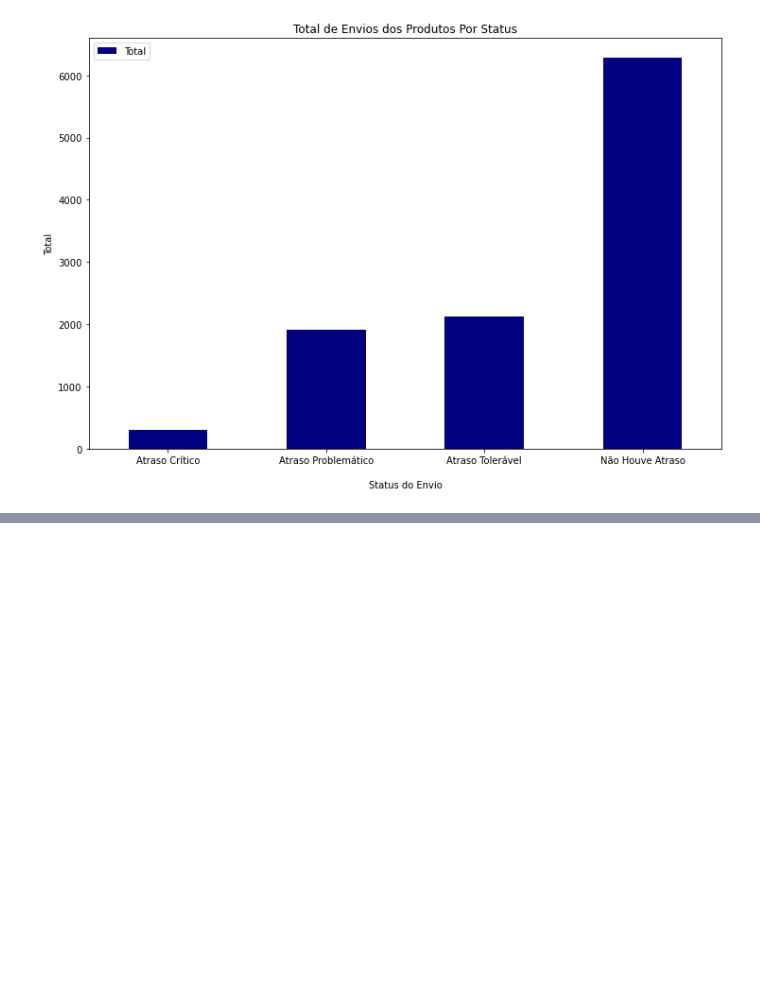
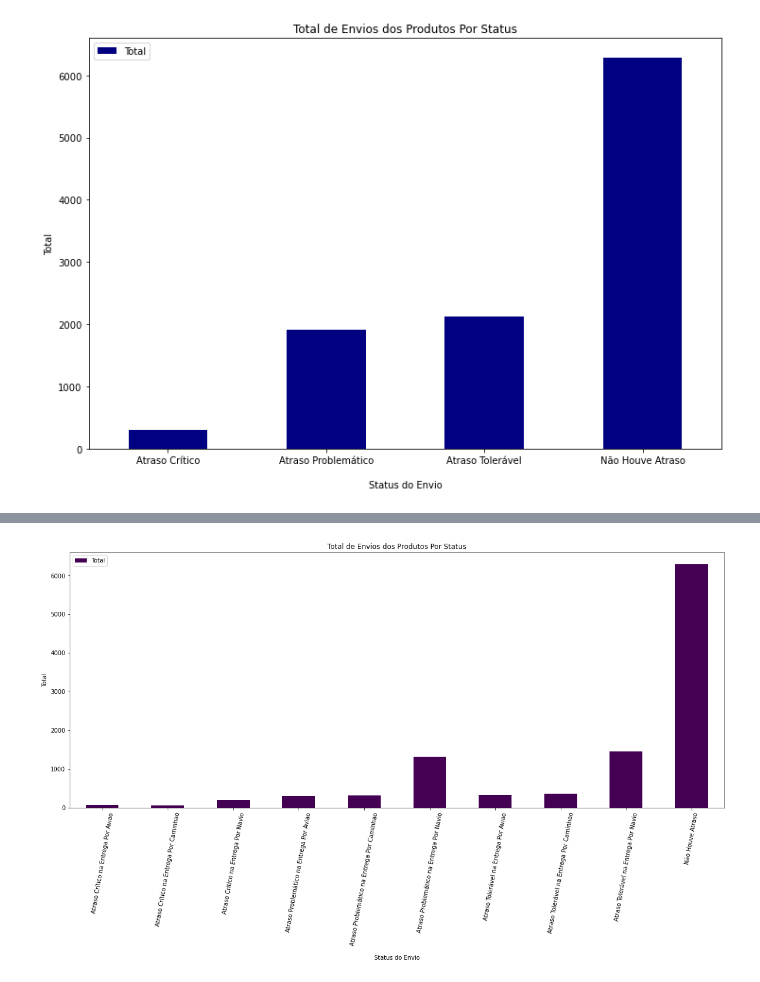
Before and after one commit to sandromzljr/Engenharia-Atributos, a Jupyter notebook: EngenhariaAtributos.ipynb, the cells around one changed output, grey strips where cells are left out. Cells and saved outputs as stored; diff of their text form; code cells hidden in the pictures; blank space fills up the shorter version.

```diff
--- a/EngenhariaAtributos.ipynb
+++ b/EngenhariaAtributos.ipynb
@@ -586,0 +716,3 @@ plt.show()
+# %%
+df_report2.columns = ['Status do Envio', 'Total Atraso', 'Total no Prazo']
+df_report2.head(10)
@@ -586,0 +731,5 @@ plt.show()
+# %%
+# Replace do valor nan por zero
+df_report2['Total Atraso'] = df_report2['Total Atraso'].replace(np.nan, 0)
+df_report2['Total no Prazo'] = df_report2['Total no Prazo'].replace(np.nan, 0)
+df_report2.head(10)
@@ -586,0 +748,4 @@ plt.show()
+# %%
+# Concatenando colunas para criar uma terceira variável.
+df_report2["Total"] = df_report2["Total Atraso"] + df_report2["Total no Prazo"]
+df_report2.head(10)
@@ -586,0 +764,4 @@ plt.show()
+# %%
+# Não precisamos mais dessas colunas.
+df_report2.drop(df_report2.columns[[1, 2]], axis = 1, inplace = True)
+df_report2.head(10)
@@ -586,0 +780,12 @@ plt.show()
+# %%
+# Plot
+df_report2.set_index("Status do Envio").plot(kind = 'bar',
+                title = 'Total de Envios dos Produtos Por Status',
+                ylabel = 'Total',
+                xlabel = '\nStatus do Envio',
+                colormap = 'viridis',
+                figsize = (20,8))
+plt.xticks(rotation = 80)
+plt.show()
+# %% [output]
+[figure, added]
```
Also changed, not shown: parts of 17 cells of this notebook.
